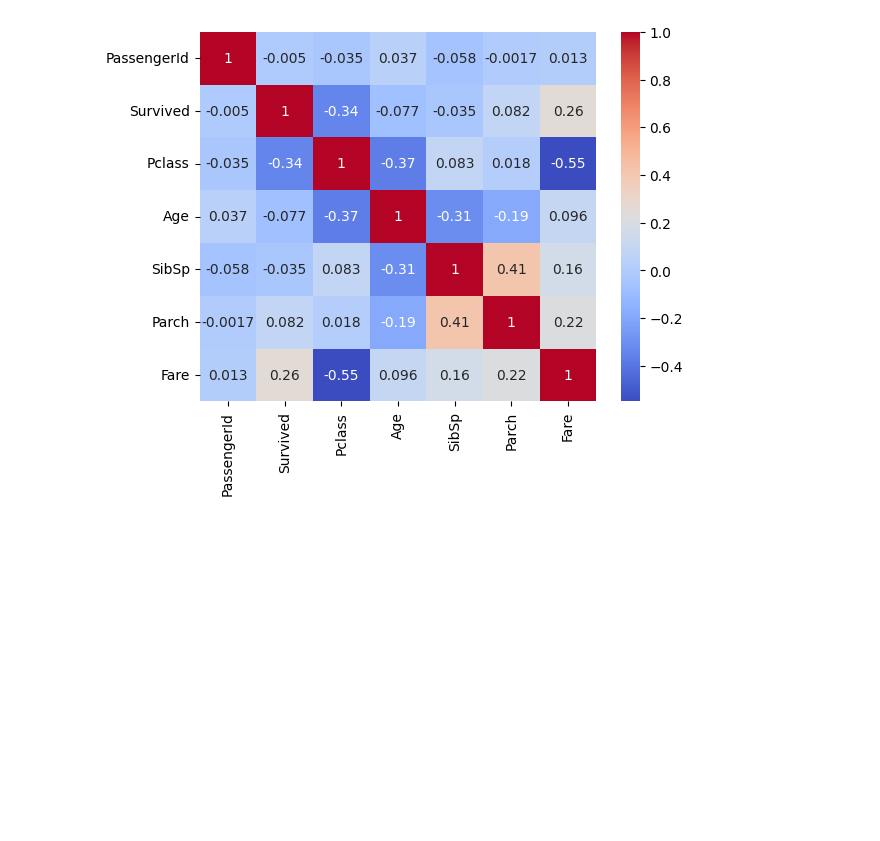
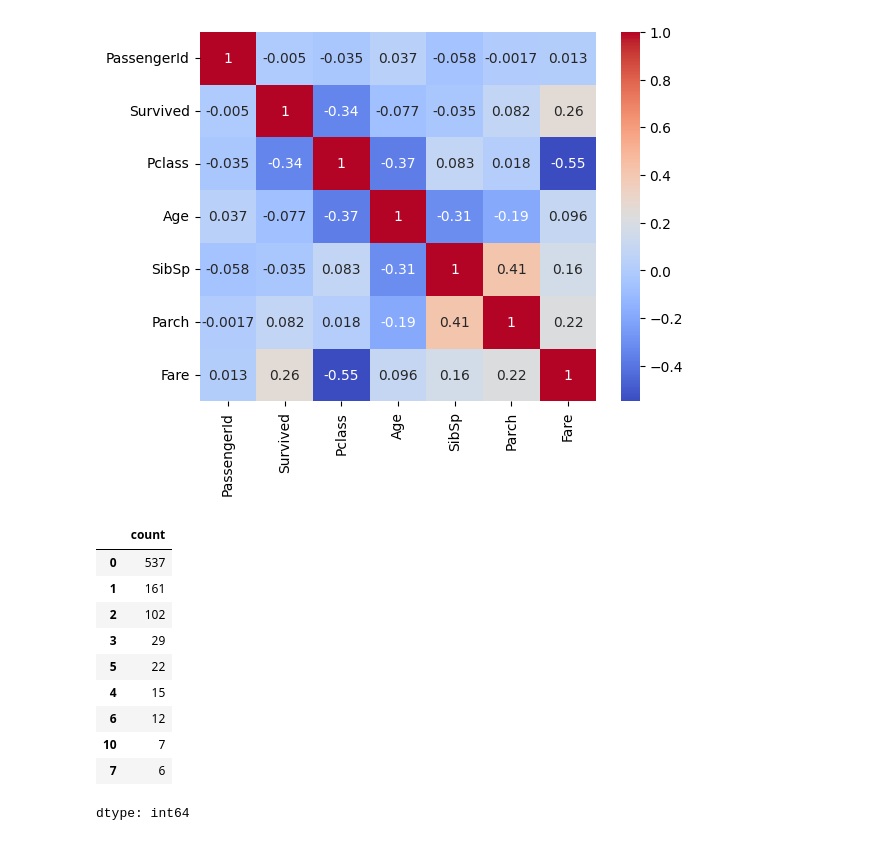
Before and after one commit to satyam-257/Titanic_kaggle_competiton, a Jupyter notebook: Titanic_Kaggle.ipynb, the cells around one changed output. Cells and saved outputs as stored; diff of their text form; code cells hidden in the pictures; blank space fills up the shorter version.

```diff
--- a/Titanic_Kaggle.ipynb
+++ b/Titanic_Kaggle.ipynb
@@ -135,3 +119,17 @@ sns.heatmap(numeric_cols.corr(), annot=True, cmap='coolwarm')
 plt.show()
 # %% [output]
 [figure]
+# %%
+(train['SibSp'] + train['Parch']).value_counts()
+# %% [output]
+|  | count |
+| 0 | 537 |
+| 1 | 161 |
+| 2 | 102 |
+| 3 | 29 |
+| 5 | 22 |
+| 4 | 15 |
+| 6 | 12 |
+| 10 | 7 |
+| 7 | 6 |
+dtype: int64
```
Also changed, not shown: parts of 14 cells of this notebook.
